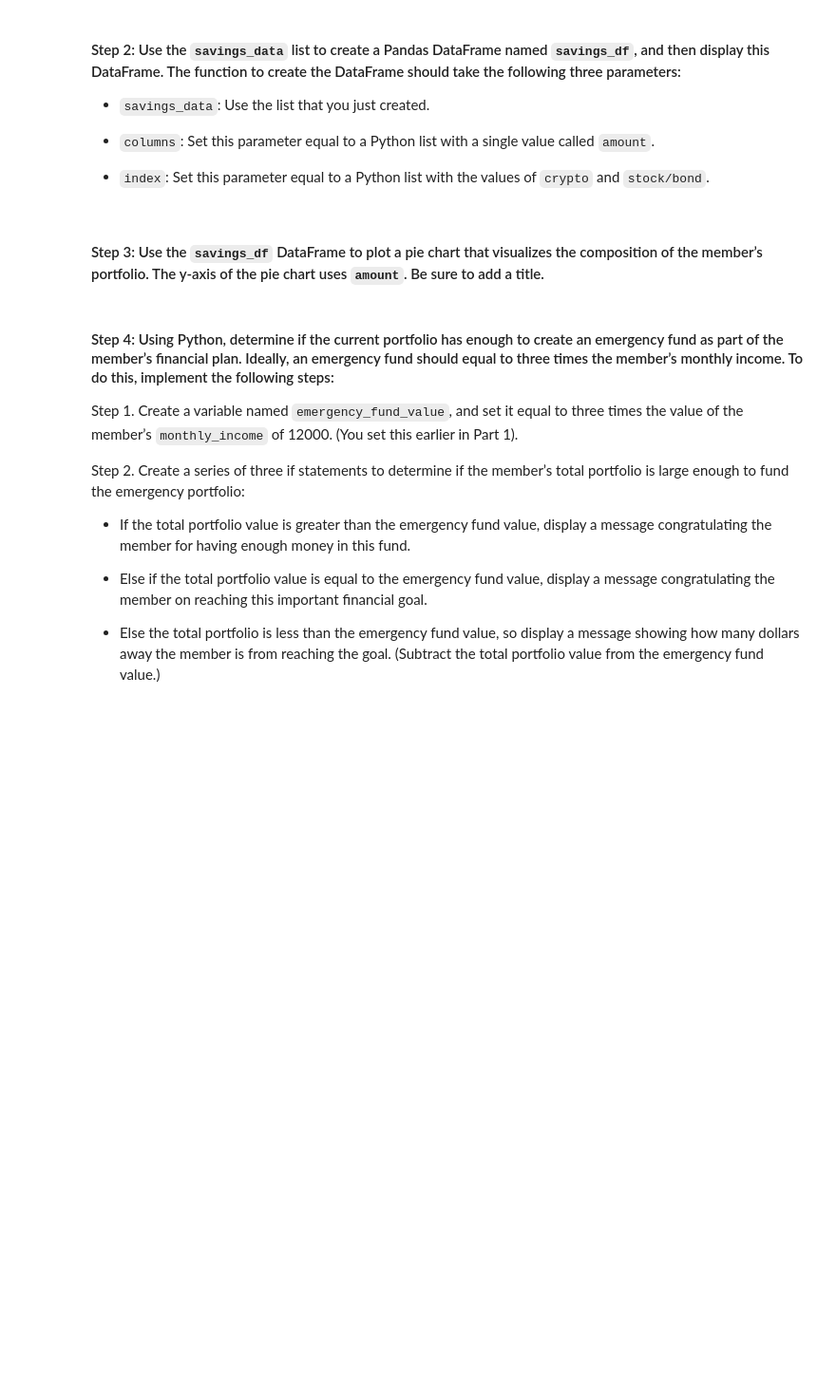
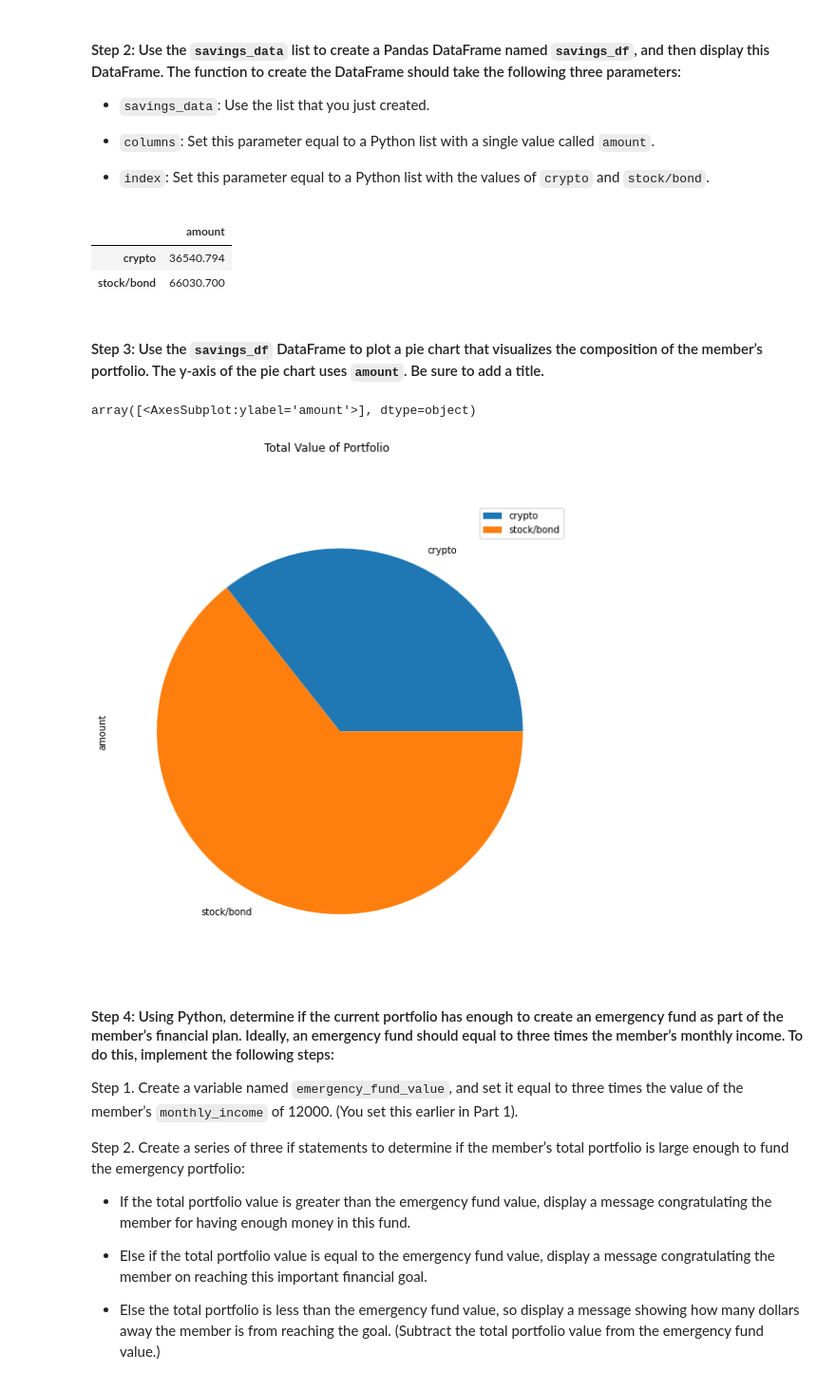
Before and after one commit to jpqt/Challenge5, a Jupyter notebook: financial_planning_tools.ipynb, the cells around one changed output. Shown at 95% size. Drawn from its saved outputs; the diff is of its cells as text; code cells hidden in the pictures; blank space fills up the shorter version.

```diff
--- a/financial_planning_tools.ipynb
+++ b/financial_planning_tools.ipynb
@@ -331,7 +331,6 @@ In this section, you’ll use the valuations for the cryptocurrency wallet and f
 #### Step 1: Create a Python list named `savings_data` that has two elements. The first element contains the total value of the cryptocurrency wallet. The second element contains the total value of the stock and bond portions of the portfolio.
 # %%
 # Consolidate financial assets data into a Python list
-# YOUR CODE HERE
-
+savings_data = [total_crypto_wallet, total_stocks_bonds]
 # Review the Python list savings_data
-# YOUR CODE HERE
+print(savings_data)
@@ -345,15 +346,29 @@ In this section, you’ll use the valuations for the cryptocurrency wallet and f
 - `index`: Set this parameter equal to a Python list with the values of `crypto` and `stock/bond`.
 # %%
 # Create a Pandas DataFrame called savings_df
-# YOUR CODE HERE
-
+savings_df = pd.DataFrame(savings_data,
+                          columns = ['amount'],
+                          index = ['crypto', 'stock/bond']
+                         )
 # Display the savings_df DataFrame
-# YOUR CODE HERE
+savings_df
+# %% [output]
+|  | amount |
+| crypto | 36540.794 |
+| stock/bond | 66030.700 |
 # %% [markdown]
 #### Step 3: Use the `savings_df` DataFrame to plot a pie chart that visualizes the composition of the member’s portfolio. The y-axis of the pie chart uses `amount`. Be sure to add a title.
 # %%
 # Plot the total value of the member's portfolio (crypto and stock/bond) in a pie chart
-# YOUR CODE HERE
+savings_df.plot(
+    kind="pie",
+    title="Total Value of Portfolio",
+    subplots=True,
+    figsize=(15,9)
+)
+# %% [output]
+array([<AxesSubplot:ylabel='amount'>], dtype=object)
+[figure, added]
 # %% [markdown]
 #### Step 4: Using Python, determine if the current portfolio has enough to create an emergency fund as part of the member’s financial plan. Ideally, an emergency fund should equal to three times the member’s monthly income. To do this, implement the following steps:
 
```
Also changed, not shown: parts of 36 cells of this notebook.
